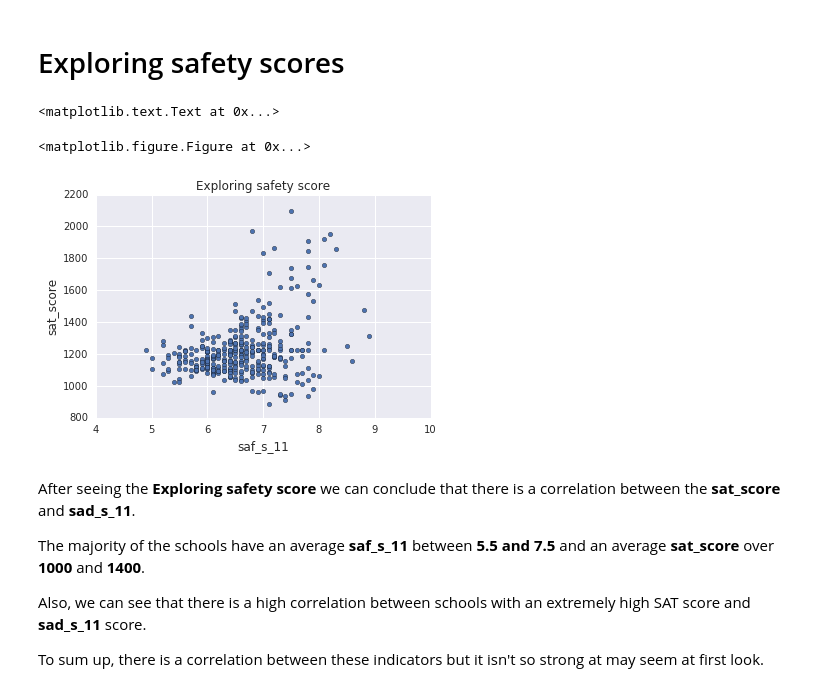
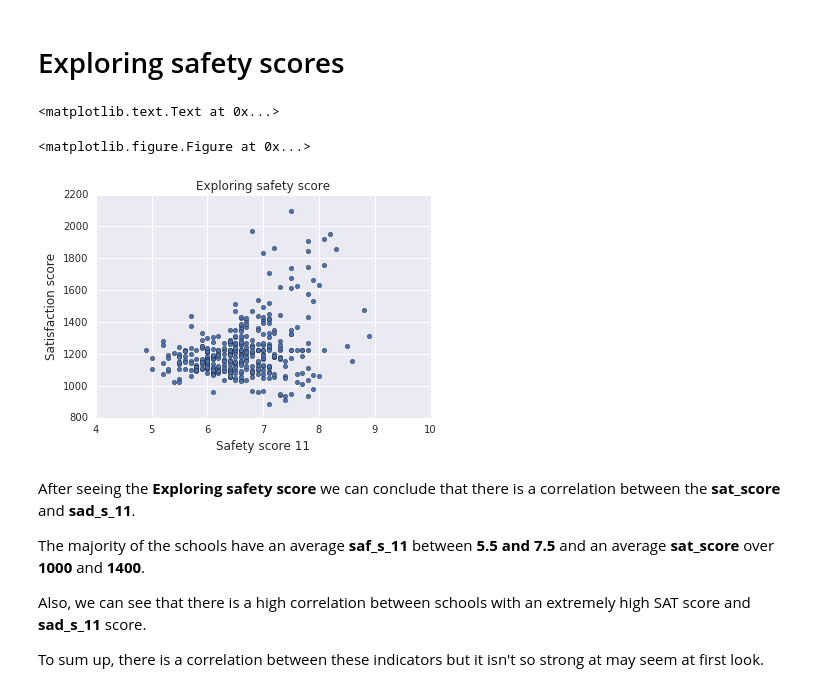
Before and after one commit to raduspaimoc/DataQuest-Projects, a Jupyter notebook: Analyzing NYC High School Data/Schools.ipynb, the cells around one changed output. Drawn from its saved outputs; the diff is of its cells as text; code cells hidden in the pictures.

```diff
--- a/Analyzing NYC High School Data/Schools.ipynb
+++ b/Analyzing NYC High School Data/Schools.ipynb
@@ -191,13 +191,13 @@ Also, another interesting correlation but no with the same importance as the pre
 # %%
 plt.figure(figsize=(20, 10))
 ax = combined.plot.scatter('saf_s_11', 'sat_score')
 ax.set_title("Exploring safety score")
-ax.set_xlabel("saf_s_11",fontsize=12)
-ax.set_ylabel("sat_score",fontsize=12)
+ax.set_xlabel("Safety score 11",fontsize=12)
+ax.set_ylabel("Satisfaction score",fontsize=12)
 # %% [output]
 <matplotlib.text.Text at 0x...>
 <matplotlib.figure.Figure at 0x...>
-[figure, old version]
+[figure, new version]
 # %% [markdown]
 After seeing the **Exploring safety score** we can conclude that there is a correlation between the **sat_score** and **sad_s_11**.
 
```
Also changed, not shown: parts of 11 cells of this notebook.
